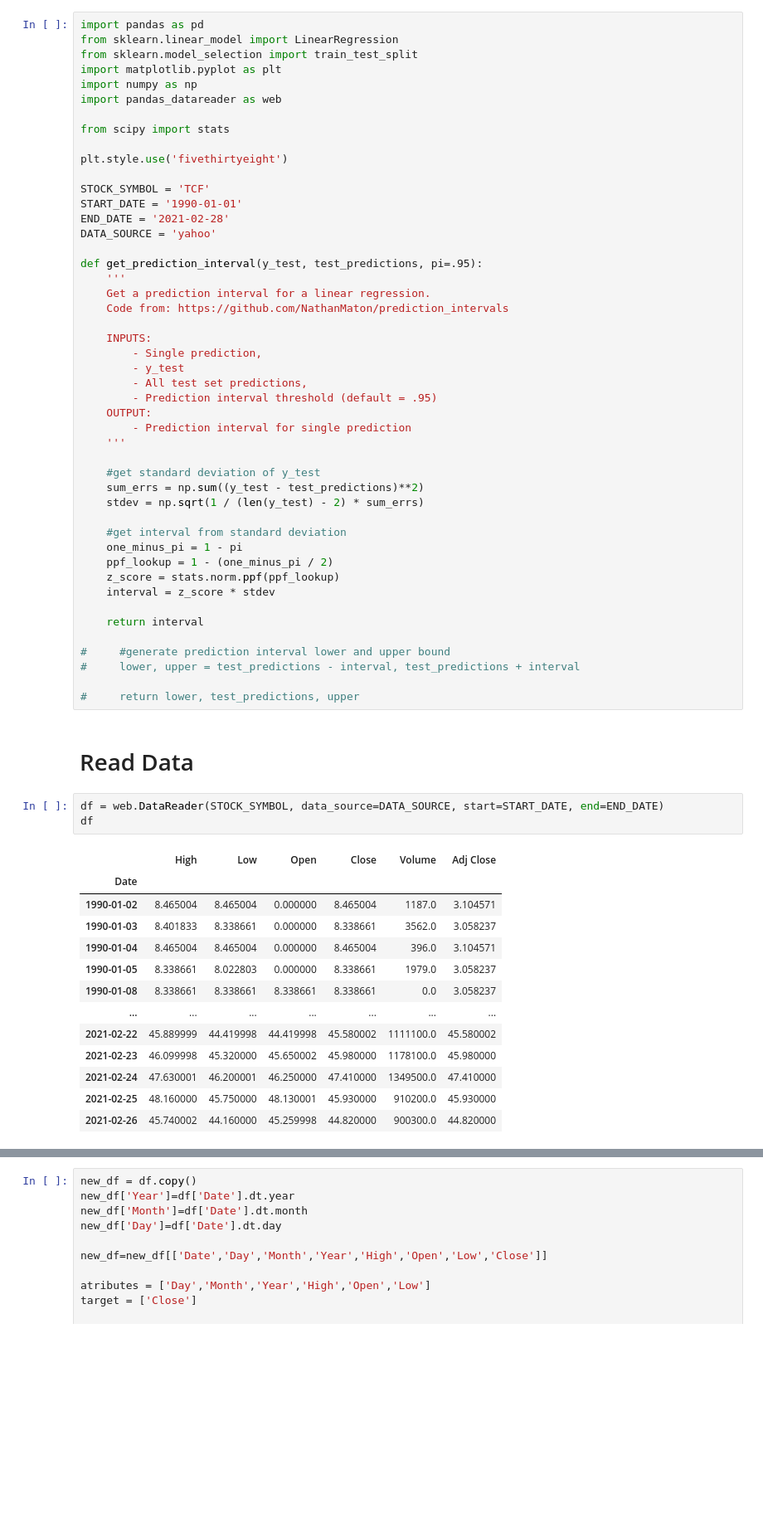
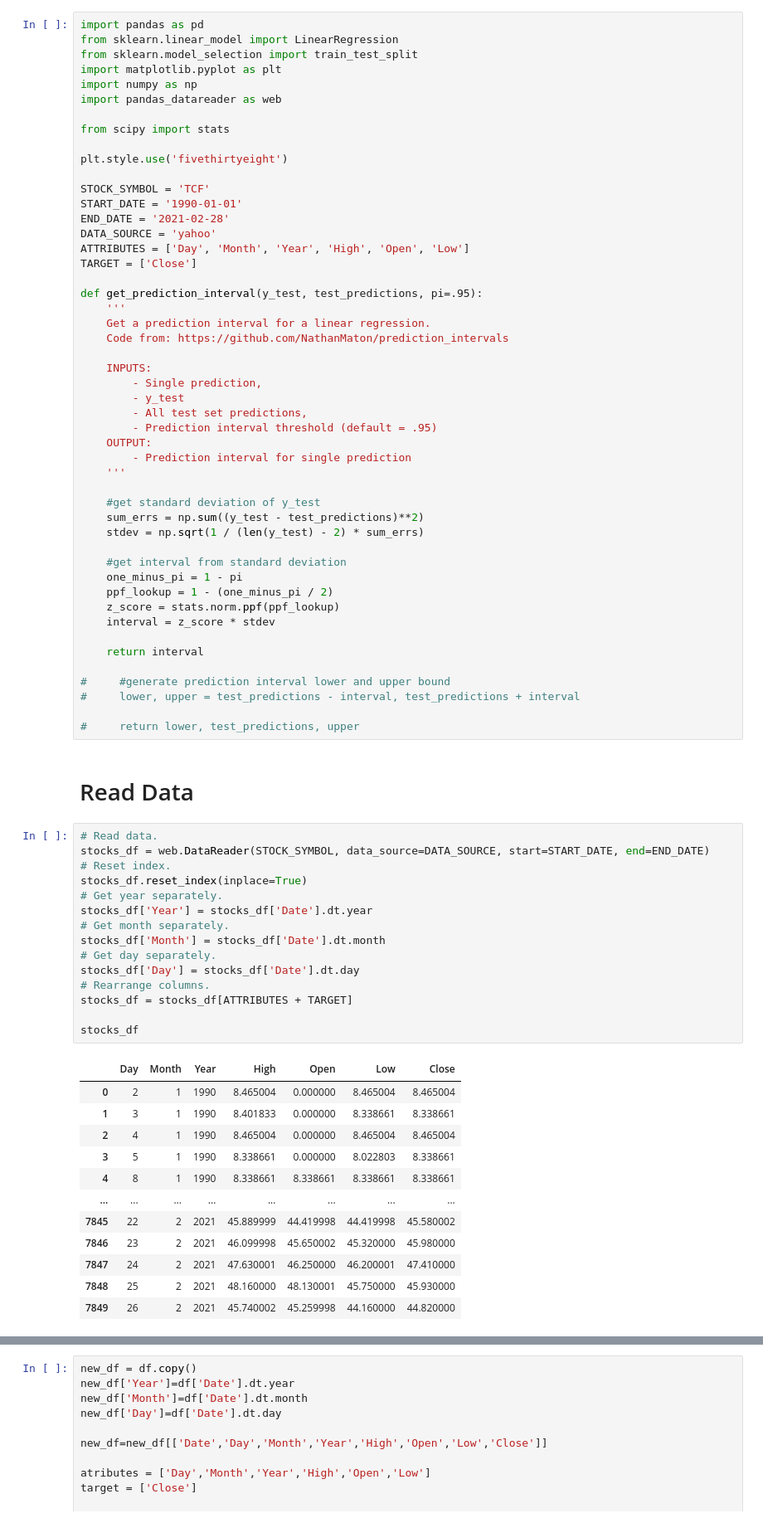
Before and after one commit to gmihaila/project_template, a Jupyter notebook: notebooks/data_split_prototyping.ipynb, the cells around one changed output, grey strips where cells are left out. Shown at 83% size. Saved outputs shown, nothing was run; the diff lists cells and outputs as text; blank space fills up the shorter version.

```diff
--- a/notebooks/data_split_prototyping.ipynb
+++ b/notebooks/data_split_prototyping.ipynb
@@ -16,6 +16,8 @@ STOCK_SYMBOL = 'TCF'
 START_DATE = '1990-01-01'
 END_DATE = '2021-02-28'
 DATA_SOURCE = 'yahoo'
+ATTRIBUTES = ['Day', 'Month', 'Year', 'High', 'Open', 'Low']
+TARGET = ['Close']
 
 def get_prediction_interval(y_test, test_predictions, pi=.95):
     '''
@@ -50,19 +52,30 @@ def get_prediction_interval(y_test, test_predictions, pi=.95):
 # %% [markdown]
 # Read Data
 # %%
-df = web.DataReader(STOCK_SYMBOL, data_source=DATA_SOURCE, start=START_DATE, end=END_DATE)
-df
+# Read data.
+stocks_df = web.DataReader(STOCK_SYMBOL, data_source=DATA_SOURCE, start=START_DATE, end=END_DATE)
+# Reset index.
+stocks_df.reset_index(inplace=True)
+# Get year separately.
+stocks_df['Year'] = stocks_df['Date'].dt.year
+# Get month separately.
+stocks_df['Month'] = stocks_df['Date'].dt.month
+# Get day separately.
+stocks_df['Day'] = stocks_df['Date'].dt.day
+# Rearrange columns.
+stocks_df = stocks_df[ATTRIBUTES + TARGET]
+
+stocks_df
 # %% [output]
-|  | High | Low | Open | Close | Volume | Adj Close |
-| Date |  |  |  |  |  |  |
-| 1990-01-02 | 8.465004 | 8.465004 | 0.000000 | 8.465004 | 1187.0 | 3.104571 |
-| 1990-01-03 | 8.401833 | 8.338661 | 0.000000 | 8.338661 | 3562.0 | 3.058237 |
-| 1990-01-04 | 8.465004 | 8.465004 | 0.000000 | 8.465004 | 396.0 | 3.104571 |
-| 1990-01-05 | 8.338661 | 8.022803 | 0.000000 | 8.338661 | 1979.0 | 3.058237 |
-| 1990-01-08 | 8.338661 | 8.338661 | 8.338661 | 8.338661 | 0.0 | 3.058237 |
-| ... | ... | ... | ... | ... | ... | ... |
-| 2021-02-22 | 45.889999 | 44.419998 | 44.419998 | 45.580002 | 1111100.0 | 45.580002 |
-| 2021-02-23 | 46.099998 | 45.320000 | 45.650002 | 45.980000 | 1178100.0 | 45.980000 |
-| 2021-02-24 | 47.630001 | 46.200001 | 46.250000 | 47.410000 | 1349500.0 | 47.410000 |
-| 2021-02-25 | 48.160000 | 45.750000 | 48.130001 | 45.930000 | 910200.0 | 45.930000 |
-| 2021-02-26 | 45.740002 | 44.160000 | 45.259998 | 44.820000 | 900300.0 | 44.820000 |
+|  | Day | Month | Year | High | Open | Low | Close |
+| 0 | 2 | 1 | 1990 | 8.465004 | 0.000000 | 8.465004 | 8.465004 |
+| 1 | 3 | 1 | 1990 | 8.401833 | 0.000000 | 8.338661 | 8.338661 |
+| 2 | 4 | 1 | 1990 | 8.465004 | 0.000000 | 8.465004 | 8.465004 |
+| 3 | 5 | 1 | 1990 | 8.338661 | 0.000000 | 8.022803 | 8.338661 |
+| 4 | 8 | 1 | 1990 | 8.338661 | 8.338661 | 8.338661 | 8.338661 |
+| ... | ... | ... | ... | ... | ... | ... | ... |
+| 7845 | 22 | 2 | 2021 | 45.889999 | 44.419998 | 44.419998 | 45.580002 |
+| 7846 | 23 | 2 | 2021 | 46.099998 | 45.650002 | 45.320000 | 45.980000 |
+| 7847 | 24 | 2 | 2021 | 47.630001 | 46.250000 | 46.200001 | 47.410000 |
+| 7848 | 25 | 2 | 2021 | 48.160000 | 48.130001 | 45.750000 | 45.930000 |
+| 7849 | 26 | 2 | 2021 | 45.740002 | 45.259998 | 44.160000 | 44.820000 |
```
Also changed, not shown: parts of 5 cells of this notebook, 18 other files.
